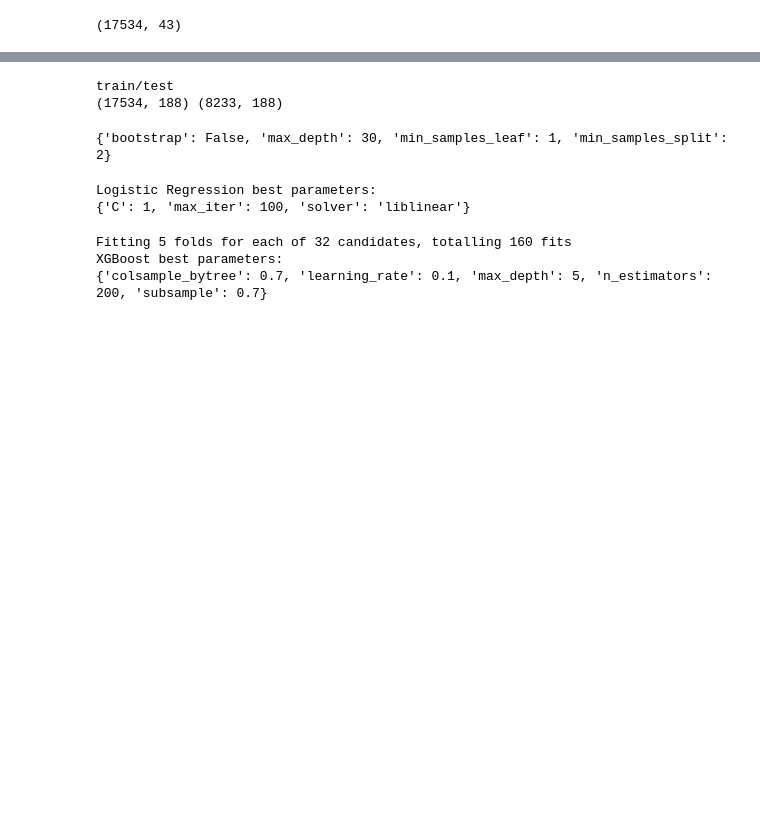
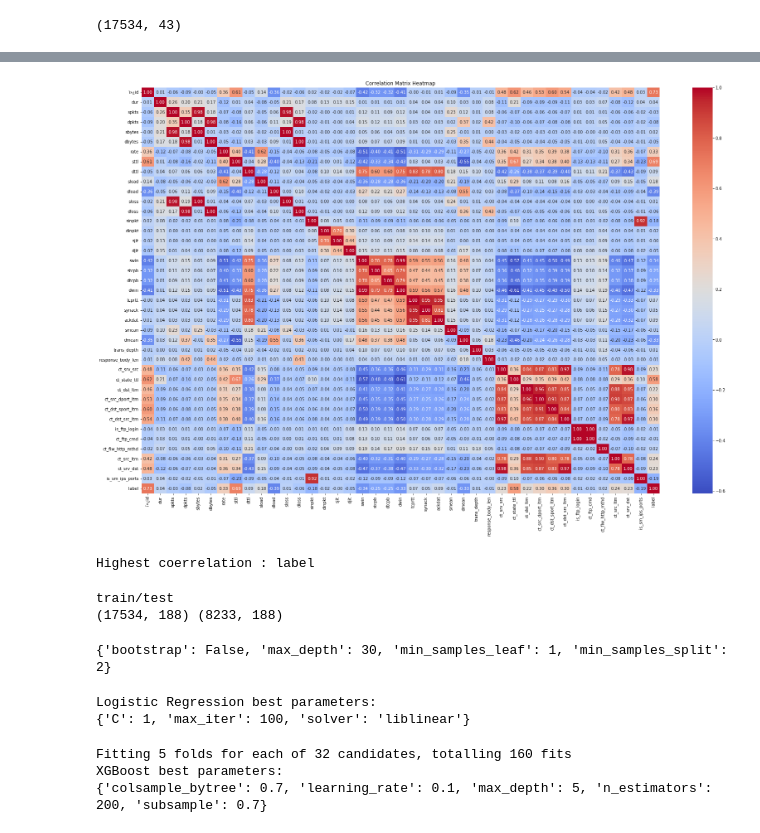
Before and after one commit to Saltizm/Data-mining-group-project, a Jupyter notebook: code.ipynb, the cells around one changed output, grey strips where cells are left out. Drawn from its saved outputs; the diff is of its cells as text; code cells hidden in the pictures; blank space fills up the shorter version.

```diff
--- a/code.ipynb
+++ b/code.ipynb
@@ -47,0 +44,6 @@ x_test, y_test = test.iloc[:, :-2].sample(frac=1, random_state=42), test.iloc[:,
+# %%
+# import files
+train = train.sample(frac=1, random_state=42)
+test = test.sample(frac=1, random_state=42)
+x_train, y_train = train.iloc[:, :-2], train.iloc[:, -2:]
+x_test, y_test = test.iloc[:, :-2], test.iloc[:, -2:]
@@ -396,3 +413,18 @@ plt.show()
+# %%
+# create new columns
+# coerrelation matrix
+corr_matrix = train.corr()
+
+# 3. Plot the heatmap
+plt.figure(figsize=(28, 18)) # Adjust figure size if needed
+sns.heatmap(corr_matrix, annot=True, cmap='coolwarm', fmt=".2f")
+plt.title('Correlation Matrix Heatmap')
+plt.show()
+
+print(f"Highest coerrelation : {corr_matrix['label'].idxmax()}")
+# %% [output]
+[figure, added]
+Highest coerrelation : label
 # %%
 # one hot encoding
 
```
Also changed, not shown: parts of 9 cells of this notebook.
